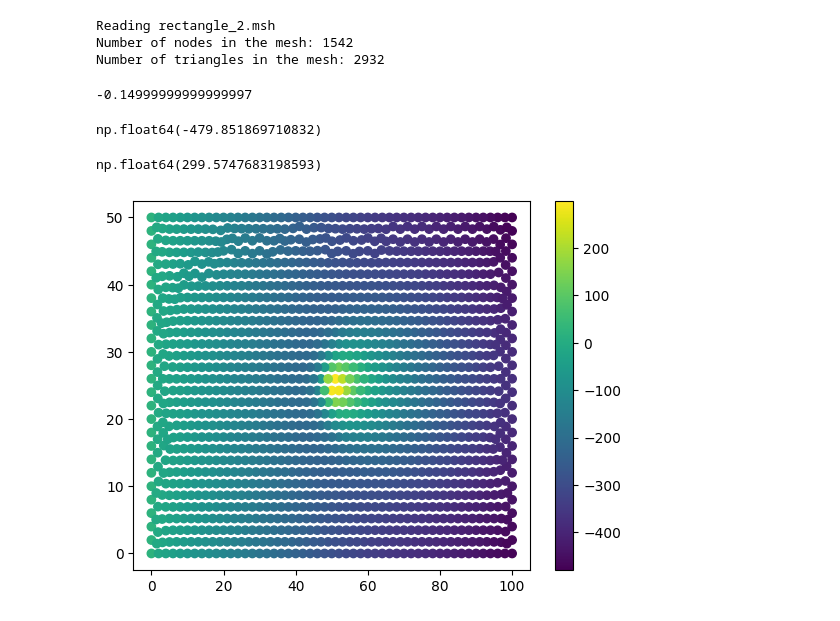
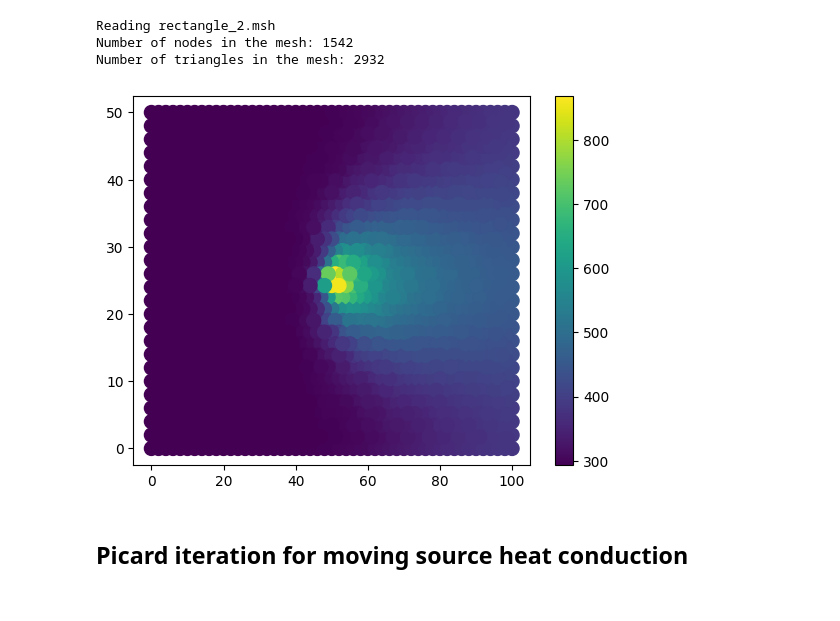
Before and after one commit to me21b172/ME5204-Project, a Jupyter notebook: Jayagowtham/Jayagowtham_project.ipynb, the cells around one changed output. Saved outputs shown, nothing was run; the diff lists cells and outputs as text; code cells hidden in the pictures.

Commit message:
Picard method code added

```diff
--- a/Jayagowtham/Jayagowtham_project.ipynb
+++ b/Jayagowtham/Jayagowtham_project.ipynb
@@ -44,6 +44,36 @@ def Q(point,centre,ro):
     y = point[0,1] - centre[0,1]
     Qo = 5 ## amplitude in W/mm^2
     return Qo*np.exp(-(x**2+y**2)/ro**2)  ## W/m^3
+
+def rho_Ti(T, phase = 'alpha'):
+    if phase == 'alpha':
+        return -5.13e-5*(T**2)-0.01935*T+4451
+    elif phase == 'beta':
+        return -2.762e-6*(T**2)-0.1663*T+4468
+    elif phase == 'liquid':
+        return -0.565*T+5093
+    else:
+        return T
+
+def cp_Ti(T,phase = 'alpha'):
+    if phase == 'alpha':
+        return 0.25*T+483
+    elif phase == 'beta':
+        return 0.14*T+530
+    elif phase == 'liquid':
+        return 930
+    else:
+        return T
+
+def k_Ti(T,phase = 'alpha'):
+    if phase == 'alpha':
+        return 0.012*T+3.3
+    elif phase == 'beta':
+        return 0.016*T-3
+    elif phase == 'liquid':
+        return 0.0175*T-4.5
+    else:
+        return T
 # %%
 class FEM:
     def __init__(self):
@@ -138,7 +178,7 @@ mesh_size_factor = 2
 # %%
 filename = f"rectangle_{mesh_size_factor}.msh"
 nodecoords,ele_con = read_mesh(filename) #node tags start from 1
-K,G,F,boundary = soln1.fit_ele(nodecoords,ele_con,np.array([[50,25]]))
+K,G,F,boundary,theta = soln1.fit_ele(nodecoords,ele_con,np.array([[50,25]]))
 # %% [output]
 Reading rectangle_2.msh
 Number of nodes in the mesh: 1542
@@ -161,21 +186,8 @@ theta_sub = np.linalg.inv(K_sub+G_sub)@(rhs_sub)
-# %%
-print(np.sum(boundary))
-# %% [output]
--0.14999999999999997
-# %%
-np.min(theta_sub)
-# %% [output]
-np.float64(-479.851869710832)
-# %%
-np.max(theta_sub)
-# %% [output]
-np.float64(299.5747683198593)
-# %%
-theta = np.zeros((K.shape[0],1))+T_l
-theta[non_left_nodes,:] = theta_sub.reshape(-1,1)
 # %%
-plt.scatter(nodecoords[:,0],nodecoords[:,1],c = theta)
+plt.scatter(nodecoords[:,0],nodecoords[:,1],c = theta, s= 100)
 plt.colorbar()
 plt.show()
 # %% [output]
-[figure, old version]
+[figure, new version]
+# %% [markdown]
+## Picard iteration for moving source heat conduction
```
Also changed, not shown: parts of 7 cells of this notebook.
